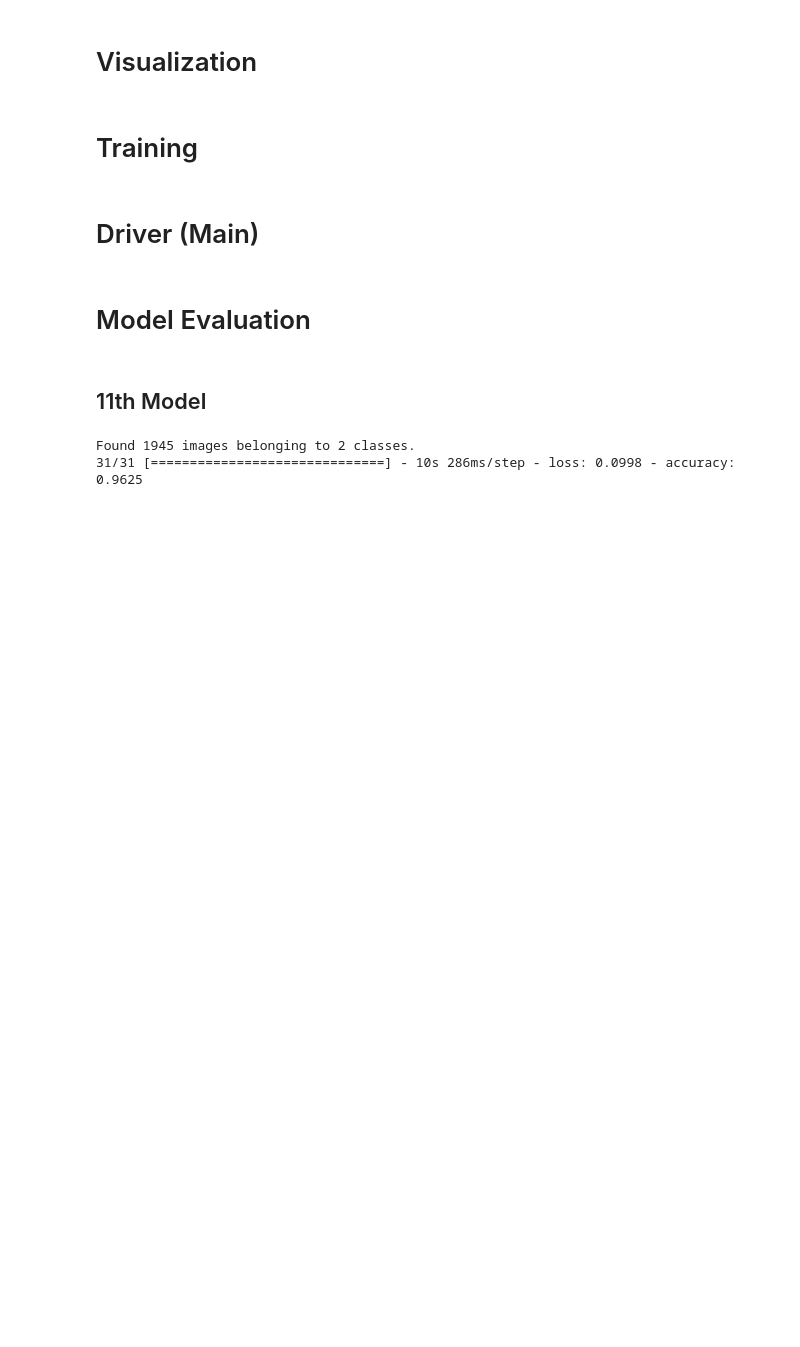
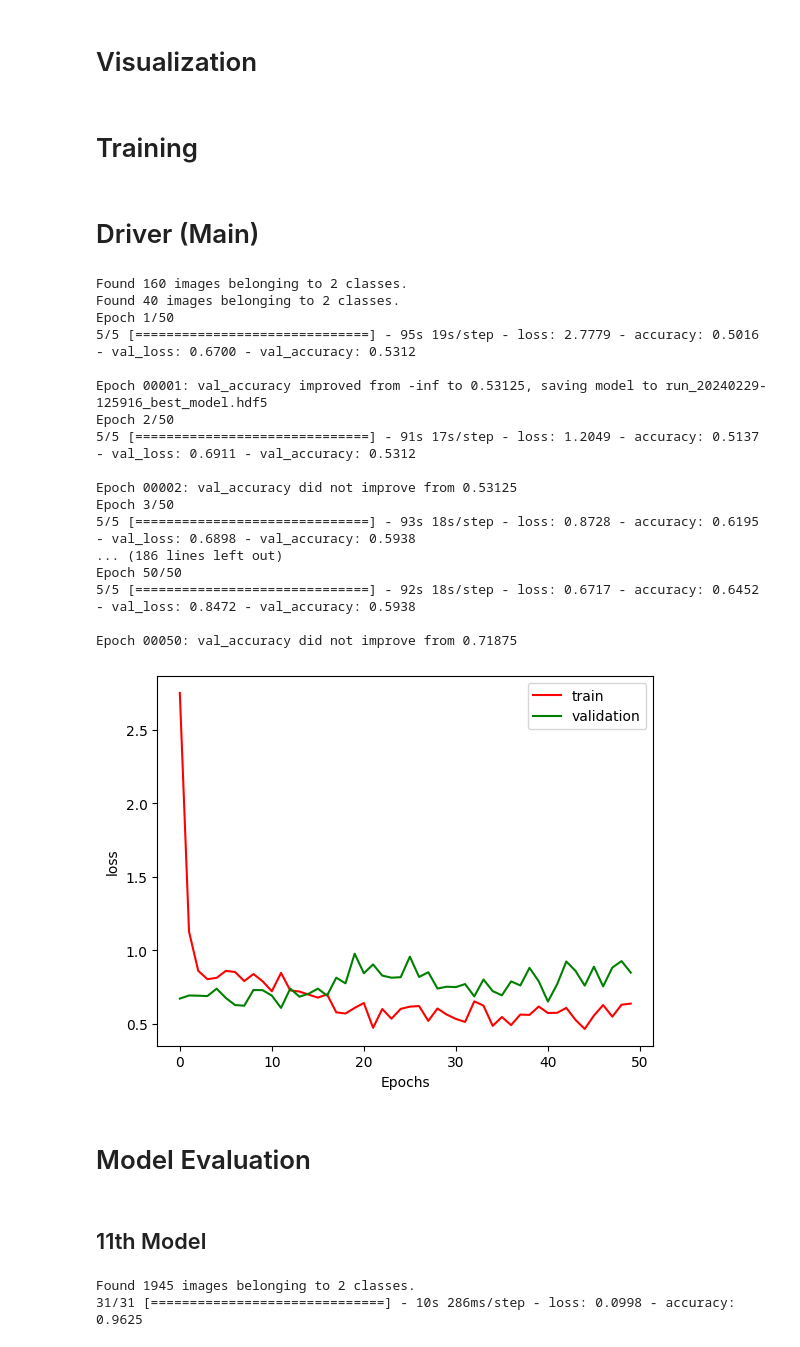
Before and after one commit to Dryg1214/DeepFakeRepos, a Jupyter notebook: AllModels/DeepFakeDetectionModels/MesoNet-DeepFakeDetection/notebook/Meso_4.ipynb, the cells around one changed output. Cells and saved outputs as stored; diff of their text form; code cells hidden in the pictures; blank space fills up the shorter version.

```diff
--- a/AllModels/DeepFakeDetectionModels/MesoNet-DeepFakeDetection/notebook/Meso_4.ipynb
+++ b/AllModels/DeepFakeDetectionModels/MesoNet-DeepFakeDetection/notebook/Meso_4.ipynb
@@ -32,7 +32,7 @@ import os
 The tensorboard extension is already loaded. To reload it, use:
   %reload_ext tensorboard
 # %%
-IMG_WIDTH = 256
+IMG_WIDTH = 1024
 # %% [markdown]
 # Data
 # %%
@@ -333,23 +355,43 @@ def train_model(model,
 # %% [markdown]
 # Driver (Main)
 # %%
-def main():
-    train_data_dir = 'data/train/'
+def main(train_data_dir):
     val_split, epochs, batch_size = 0.20, 50, 64
     decay_rate, decay_limit = 0.10, 1e-6
     model = build_model()
     return model, train_model(
         model,
         train_data_dir,
         validation_split=val_split,
         epochs=epochs,
+        stop_early=False,
         decay_rate=decay_rate,
         decay_limit=decay_limit,
     )
 
 # !rm -rf logs
 # %tensorboard --logdir logs/fit
-# model, history = main()
+#model, history = main('D:/DeepFakeRepos/Datasets/RoopData/')
+#model.save('model_roop_100_ep50.hdf5')
+# %% [output]
+Found 160 images belonging to 2 classes.
+Found 40 images belonging to 2 classes.
+Epoch 1/50
+5/5 [==============================] - 95s 19s/step - loss: 2.7779 - accuracy: 0.5016 - val_loss: 0.6700 - val_accuracy: 0.5312
+
+Epoch 00001: val_accuracy improved from -inf to 0.53125, saving model to run_20240229-125916_best_model.hdf5
+Epoch 2/50
+5/5 [==============================] - 91s 17s/step - loss: 1.2049 - accuracy: 0.5137 - val_loss: 0.6911 - val_accuracy: 0.5312
+
+Epoch 00002: val_accuracy did not improve from 0.53125
+Epoch 3/50
+5/5 [==============================] - 93s 18s/step - loss: 0.8728 - accuracy: 0.6195 - val_loss: 0.6898 - val_accuracy: 0.5938
+... (186 lines left out)
+Epoch 50/50
+5/5 [==============================] - 92s 18s/step - loss: 0.6717 - accuracy: 0.6452 - val_loss: 0.8472 - val_accuracy: 0.5938
+
+Epoch 00050: val_accuracy did not improve from 0.71875
+[figure, added]
 # %% [markdown]
 # Model Evaluation
 # %% [markdown]
```
Also changed, not shown: parts of 8 cells of this notebook, 4 other files.
